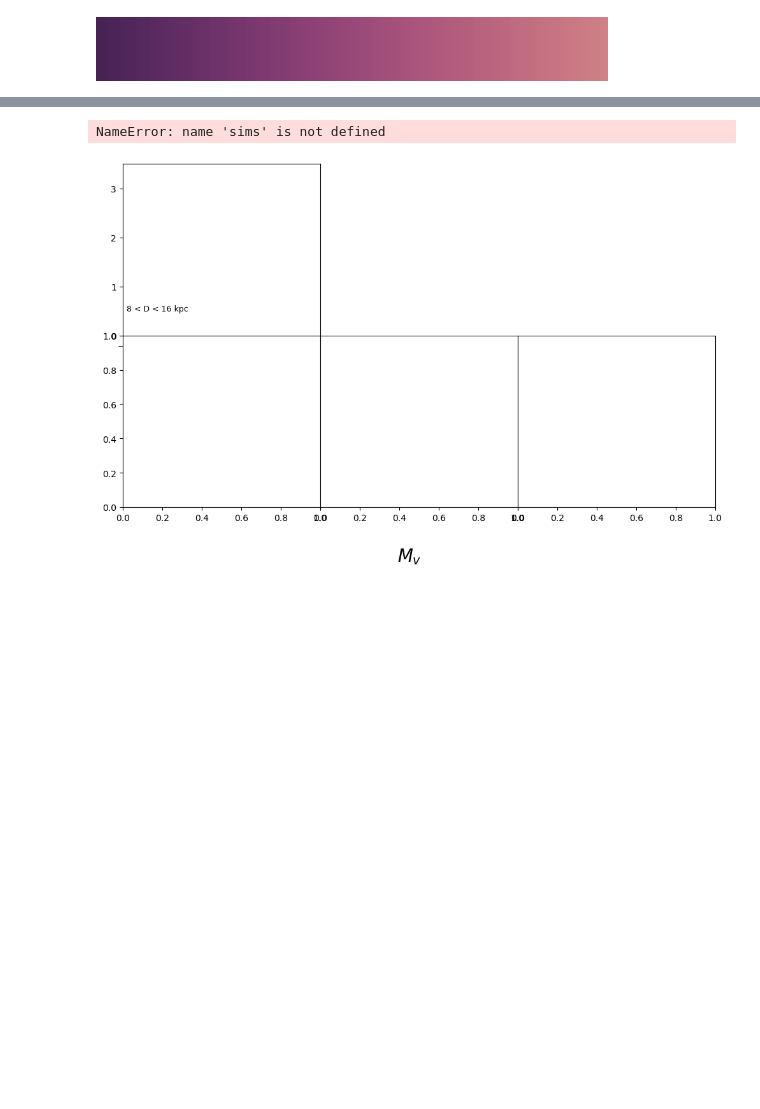
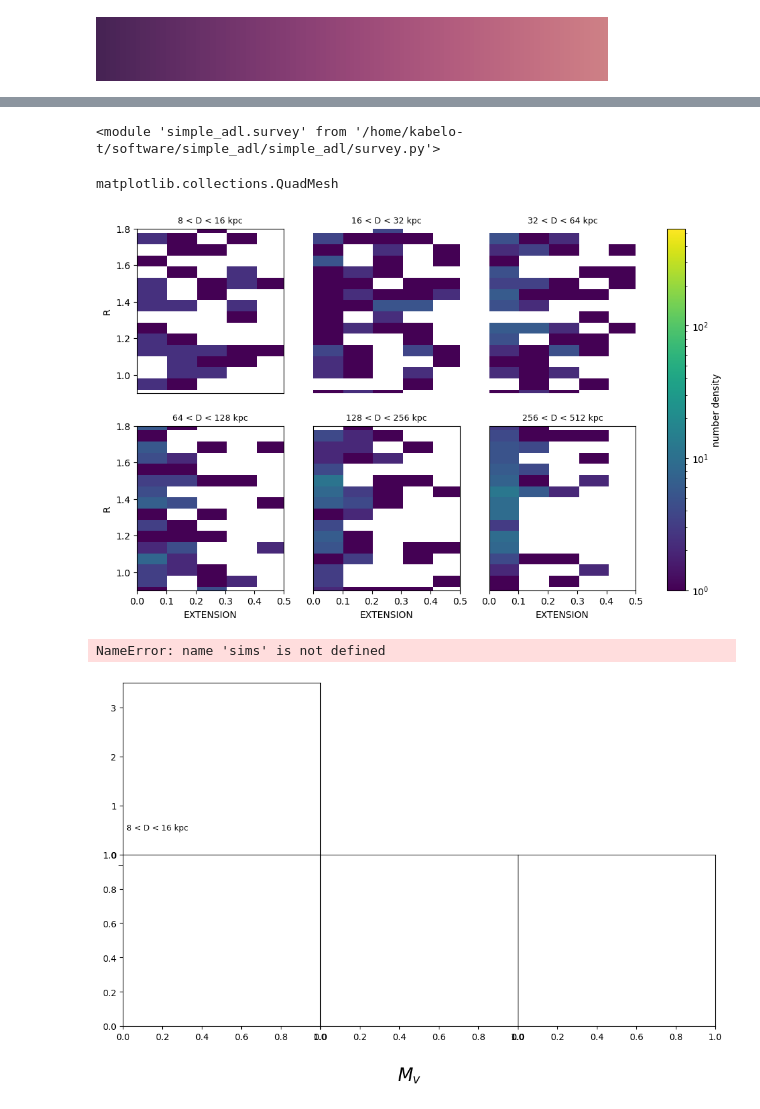
Before and after one commit to sidneymau/simple_adl, a Jupyter notebook: notebooks/sanity.ipynb, the cells around one changed output, grey strips where cells are left out. Cells and saved outputs as stored; diff of their text form; code cells hidden in the pictures; blank space fills up the shorter version.

```diff
--- a/notebooks/sanity.ipynb
+++ b/notebooks/sanity.ipynb
@@ -300,0 +574,4 @@ assert service.baseurl == "https://data.lsst.cloud/api/tap"
+# %%
+importlib.reload(simple_adl.survey)
+# %% [output]
+<module 'simple_adl.survey' from '/home/kabelo-t/software/simple_adl/simple_adl/survey.py'>
@@ -301,3 +614,29 @@ assert service.baseurl == "https://data.lsst.cloud/api/tap"
+# %%
+type(im[3])
+# %% [output]
+matplotlib.collections.QuadMesh
+# %%
+dbins = 2**np.arange(3,10)
+fig,axes = plt.subplots(2,3,figsize=(12,7))
+axes[0,0].axes.get_xaxis().set_visible(False)
+axes[0,1].axis('off')
+axes[0,2].axis('off')
+axes[1,2].axes.get_yaxis().set_visible(False)
+axes[1,1].axes.get_yaxis().set_visible(False)
+nbins = 50
+for i,(dmin,dmax) in enumerate(zip(dbins[:-1],dbins[1:])):
+    plt.sca(axes.flat[i])
+    plt.title("%i < D < %i kpc"%(dmin,dmax), fontsize=9)
+    plt.xlabel('EXTENSION')
+    plt.ylabel('R')
+    s = v7[(v7['DISTANCE'] >= dmin)&(v7['DISTANCE'] < dmax)]
+    im = plt.hist2d(s['EXTENSION'].values, s['R'].values, bins=[np.linspace(0, 5, nbins), np.linspace(0, 3, nbins)], norm=LogNorm())
+    plt.xlim(0, 0.5)
+    plt.ylim(0.9, 1.8)
+
+cb = fig.colorbar(im[3], ax=axes.ravel().tolist(), label='number density')
+# %% [output]
+[figure, added]
 # %%
 # bins in distance
 dbins = 2**np.arange(3,10)
```
Also changed, not shown: parts of 57 cells of this notebook, 2 other files.
